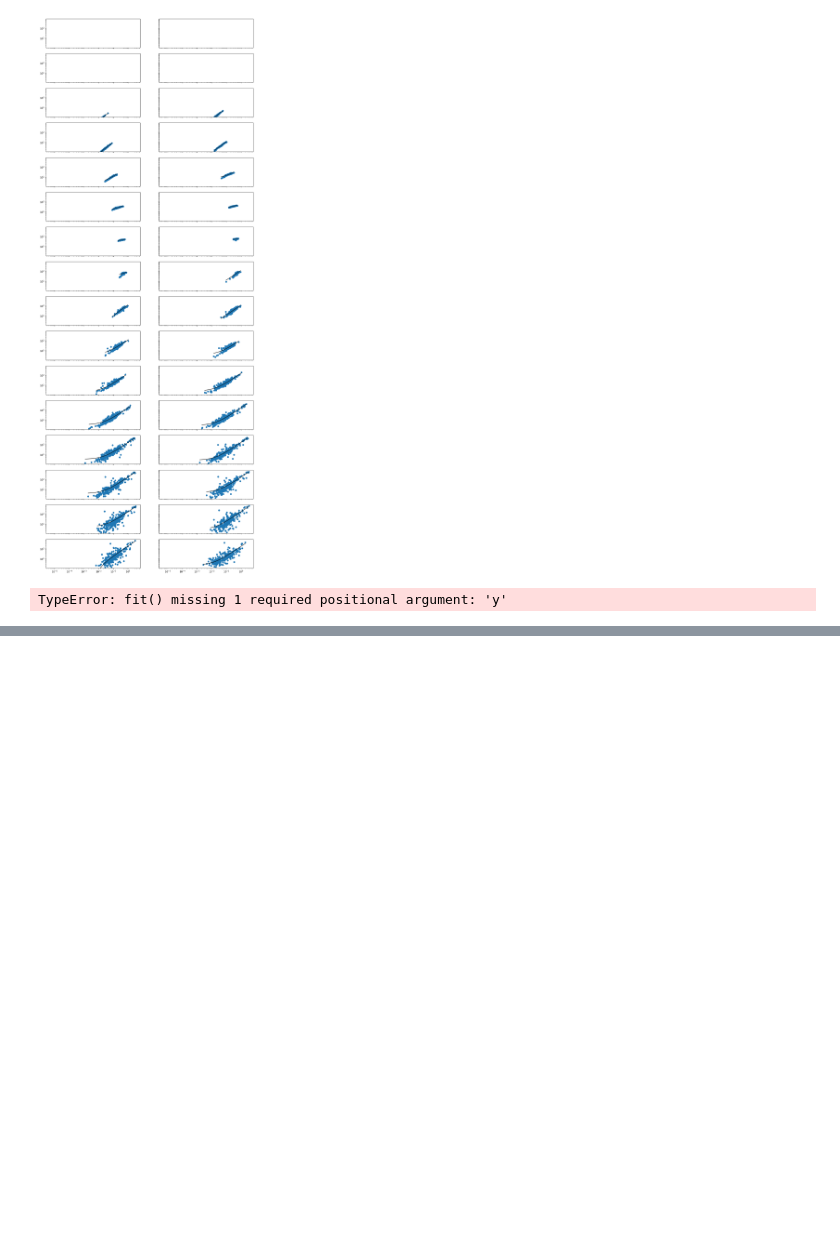
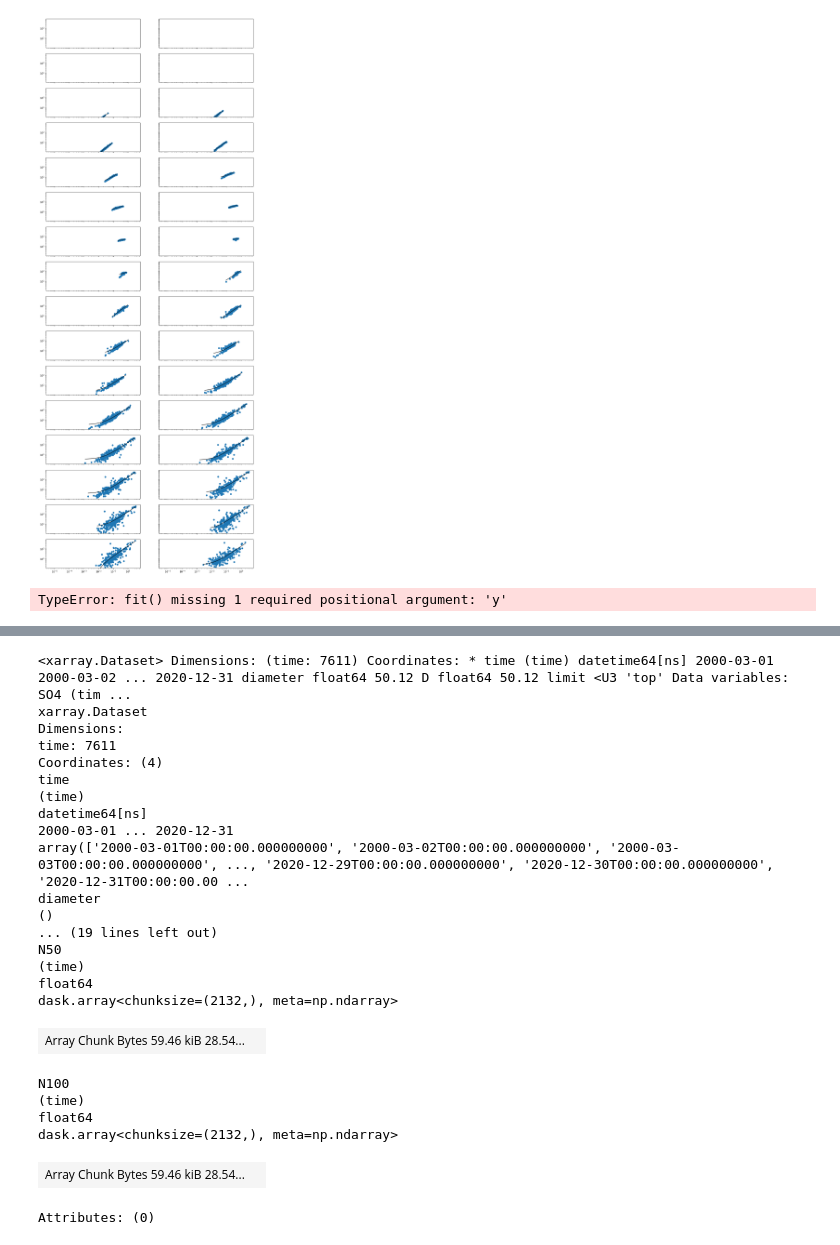
Before and after one commit to eScience-course/-Tjaernoe2022-group1, a Jupyter notebook: notebooks/Stefan/N100 Model vs SO4.ipynb, the cells around one changed output, grey strips where cells are left out. Drawn from its saved outputs; the diff is of its cells as text; code cells hidden in the pictures; blank space fills up the shorter version.

```diff
--- a/notebooks/Stefan/N100 Model vs SO4.ipynb
+++ b/notebooks/Stefan/N100 Model vs SO4.ipynb
@@ -650,0 +839,39 @@ print(r2_score)
+# %%
+daily2010 = dsmf10_aero.resample(time='d').mean('time')
+# %%
+ds_Nx_2010 =xr.Dataset()
+ds_Nx_2010['N50'] = compute_Nx_ebas_cleaned(daily2010, x=50, var_diam = 'diameter', v_dNdlog10D='dNdlogD')
+ds_Nx_2010['N100'] = compute_Nx_ebas_cleaned(daily2010, x=100, var_diam = 'diameter', v_dNdlog10D='dNdlogD')
+# %%
+ds_Nx_2010
+ds_Nx_2011 = ds_Nx_2010.sel(time=slice('2011-01','2020-12'))
+# %%
+ds_Nx_all = xr.concat([ds_Nx_2000, ds_Nx_2006, ds_Nx_2008, ds_Nx_2011], dim = 'time',coords='minimal',compat='override')
+# %%
+ds = xr.merge([dsmf_Sul.sel(time=slice('2000-03','2020-12')),ds_Nx_all])
+ds
+# %% [output]
+<xarray.Dataset> Dimensions: (time: 7611) Coordinates: * time (time) datetime64[ns] 2000-03-01 2000-03-02 ... 2020-12-31 diameter float64 50.12 D float64 50.12 limit <U3 'top' Data variables: SO4 (tim ...
+xarray.Dataset
+Dimensions:
+time: 7611
+Coordinates: (4)
+time
+(time)
+datetime64[ns]
+2000-03-01 ... 2020-12-31
+array(['2000-03-01T00:00:00.000000000', '2000-03-02T00:00:00.000000000', '2000-03-03T00:00:00.000000000', ..., '2020-12-29T00:00:00.000000000', '2020-12-30T00:00:00.000000000', '2020-12-31T00:00:00.00 ...
+diameter
+()
+... (19 lines left out)
+N50
+(time)
+float64
+dask.array<chunksize=(2132,), meta=np.ndarray>
+| Array Chunk Bytes 59.46 kiB 28.54... |  |
+N100
+(time)
+float64
+dask.array<chunksize=(2132,), meta=np.ndarray>
+| Array Chunk Bytes 59.46 kiB 28.54... |  |
+Attributes: (0)
```
Also changed, not shown: parts of 28 cells of this notebook, 1 other file.
